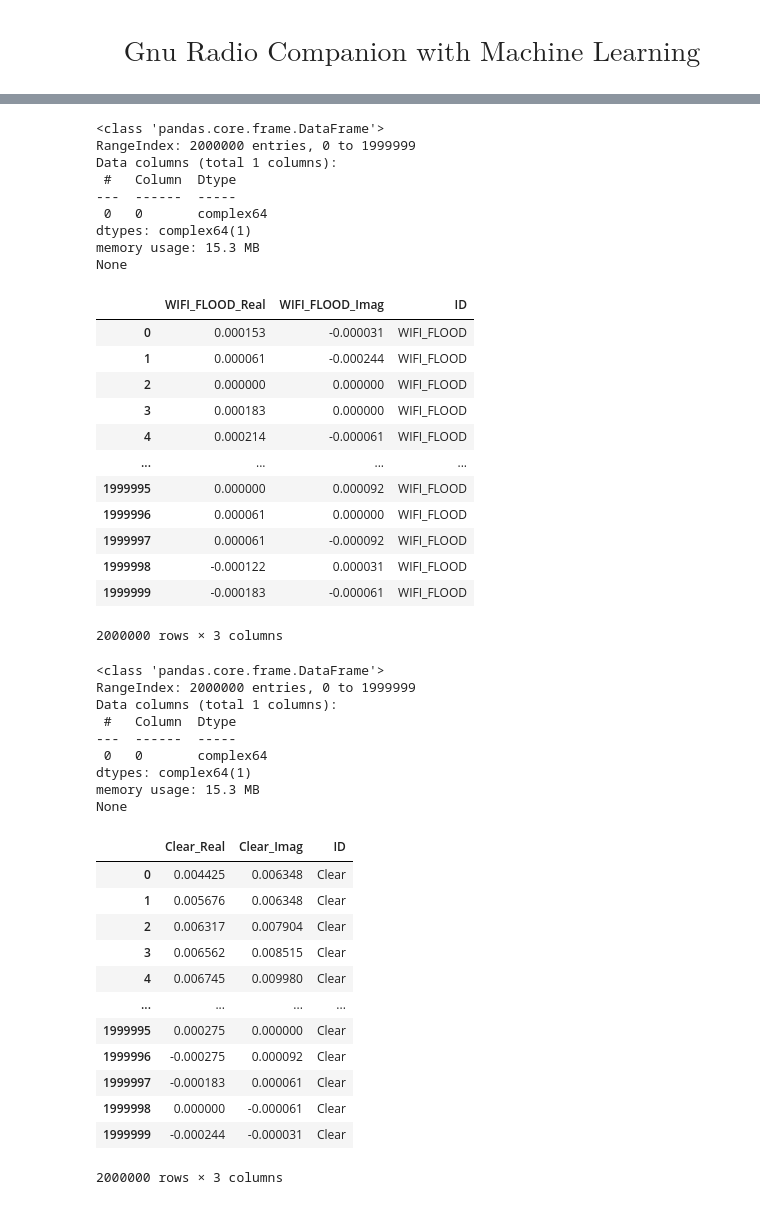
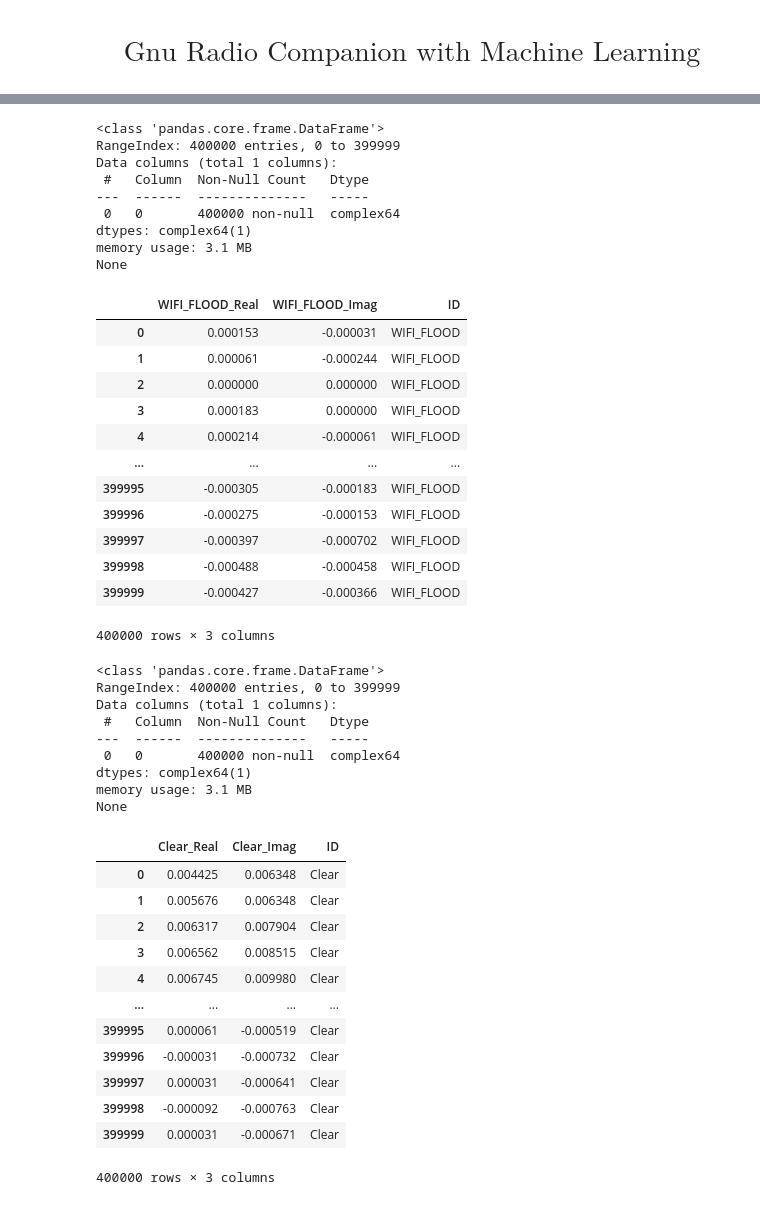
Before and after one commit to JanathanPlanas/Deep-learning-AICT, a Jupyter notebook: aict.ipynb, the cells around one changed output, grey strips where cells are left out. Cells and saved outputs as stored; diff of their text form; code cells hidden in the pictures.

```diff
--- a/aict.ipynb
+++ b/aict.ipynb
@@ -30,46 +14,46 @@ pd.DataFrame(Clear)
 # %%
 from Library.sinais import signal, concat_3
-Wifi = (signal(data=WIFI_FLOOD,slice = 2000000, sinal = 'WIFI_FLOOD',id = 'WIFI_FLOOD'))
+Wifi = (signal(data=WIFI_FLOOD,slice = 400000, sinal = 'WIFI_FLOOD',id = 'WIFI_FLOOD'))
 Wifi.info()
 Wifi.to_pandas()
 Wifi.database
 # %% [output]
 <class 'pandas.core.frame.DataFrame'>
-RangeIndex: 2000000 entries, 0 to 1999999
+RangeIndex: 400000 entries, 0 to 399999
 Data columns (total 1 columns):
- #   Column  Dtype
----  ------  -----
- 0   0       complex64
+ #   Column  Non-Null Count   Dtype
+---  ------  --------------   -----
+ 0   0       400000 non-null  complex64
 dtypes: complex64(1)
-memory usage: 15.3 MB
+memory usage: 3.1 MB
 None
 |  | WIFI_FLOOD_Real | WIFI_FLOOD_Imag | ID |
 | 0 | 0.000153 | -0.000031 | WIFI_FLOOD |
 | 1 | 0.000061 | -0.000244 | WIFI_FLOOD |
 | 2 | 0.000000 | 0.000000 | WIFI_FLOOD |
 | 3 | 0.000183 | 0.000000 | WIFI_FLOOD |
 | 4 | 0.000214 | -0.000061 | WIFI_FLOOD |
 | ... | ... | ... | ... |
-| 1999995 | 0.000000 | 0.000092 | WIFI_FLOOD |
-| 1999996 | 0.000061 | 0.000000 | WIFI_FLOOD |
-| 1999997 | 0.000061 | -0.000092 | WIFI_FLOOD |
-| 1999998 | -0.000122 | 0.000031 | WIFI_FLOOD |
-| 1999999 | -0.000183 | -0.000061 | WIFI_FLOOD |
+| 399995 | -0.000305 | -0.000183 | WIFI_FLOOD |
+| 399996 | -0.000275 | -0.000153 | WIFI_FLOOD |
+| 399997 | -0.000397 | -0.000702 | WIFI_FLOOD |
+| 399998 | -0.000488 | -0.000458 | WIFI_FLOOD |
+| 399999 | -0.000427 | -0.000366 | WIFI_FLOOD |
-2000000 rows × 3 columns
+400000 rows × 3 columns
 # %%
-CLEAR = (signal(data=Clear,slice = 2000000, sinal = 'Clear', id = 'Clear'))
+CLEAR = (signal(data=Clear,slice = 400000, sinal = 'Clear', id = 'Clear'))
 CLEAR.info()
 CLEAR.to_pandas()
 CLEAR.database
 # %% [output]
 <class 'pandas.core.frame.DataFrame'>
-RangeIndex: 2000000 entries, 0 to 1999999
+RangeIndex: 400000 entries, 0 to 399999
 Data columns (total 1 columns):
- #   Column  Dtype
----  ------  -----
- 0   0       complex64
+ #   Column  Non-Null Count   Dtype
+---  ------  --------------   -----
+ 0   0       400000 non-null  complex64
 dtypes: complex64(1)
-memory usage: 15.3 MB
+memory usage: 3.1 MB
 None
 |  | Clear_Real | Clear_Imag | ID |
 | 0 | 0.004425 | 0.006348 | Clear |
@@ -78,10 +62,10 @@ None
 | 3 | 0.006562 | 0.008515 | Clear |
 | 4 | 0.006745 | 0.009980 | Clear |
 | ... | ... | ... | ... |
-| 1999995 | 0.000275 | 0.000000 | Clear |
-| 1999996 | -0.000275 | 0.000092 | Clear |
-| 1999997 | -0.000183 | 0.000061 | Clear |
-| 1999998 | 0.000000 | -0.000061 | Clear |
-| 1999999 | -0.000244 | -0.000031 | Clear |
+| 399995 | 0.000061 | -0.000519 | Clear |
+| 399996 | -0.000031 | -0.000732 | Clear |
+| 399997 | 0.000031 | -0.000641 | Clear |
+| 399998 | -0.000092 | -0.000763 | Clear |
+| 399999 | 0.000031 | -0.000671 | Clear |
-2000000 rows × 3 columns
+400000 rows × 3 columns
 # %%
```
Also changed, not shown: parts of 32 cells of this notebook, 3 other files.
